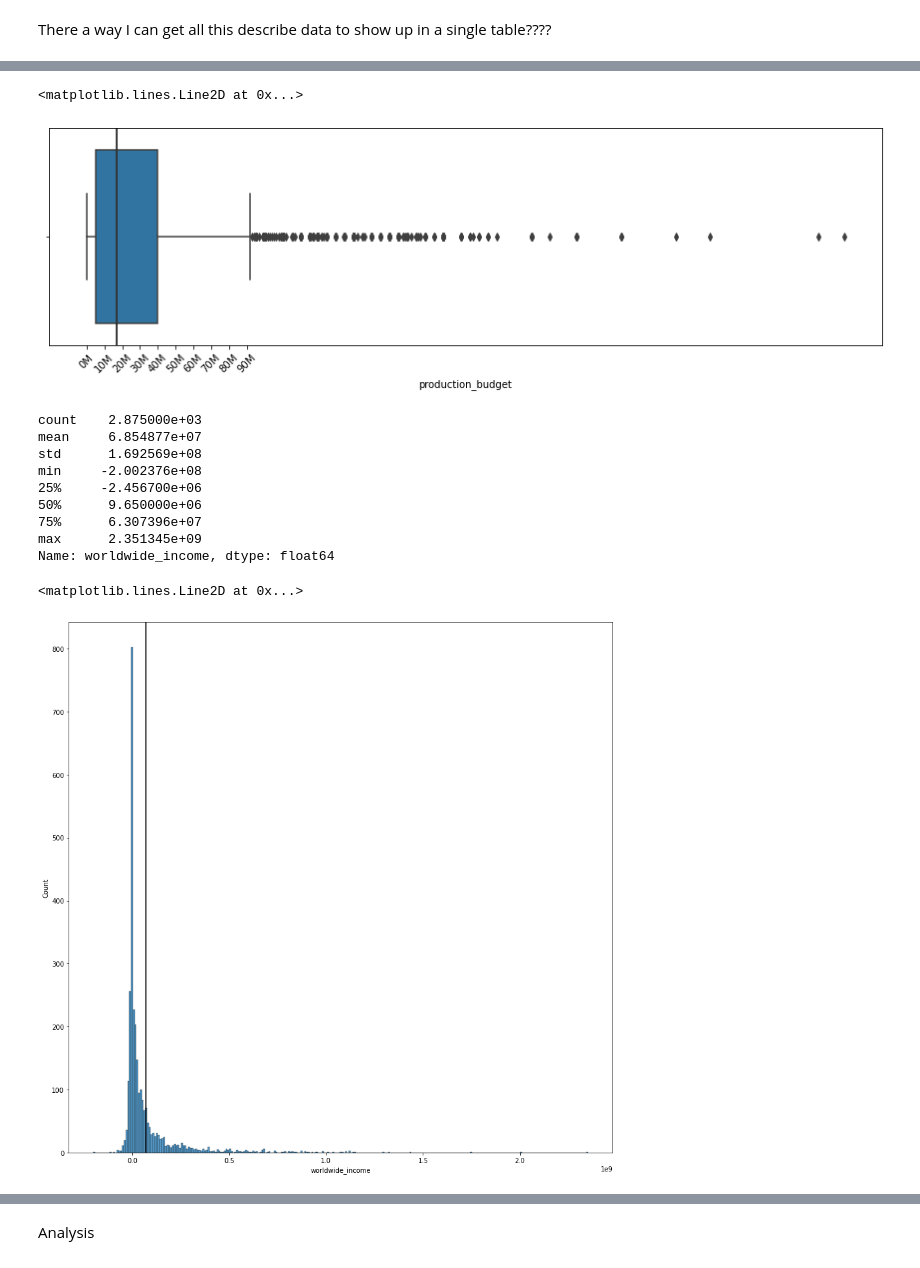
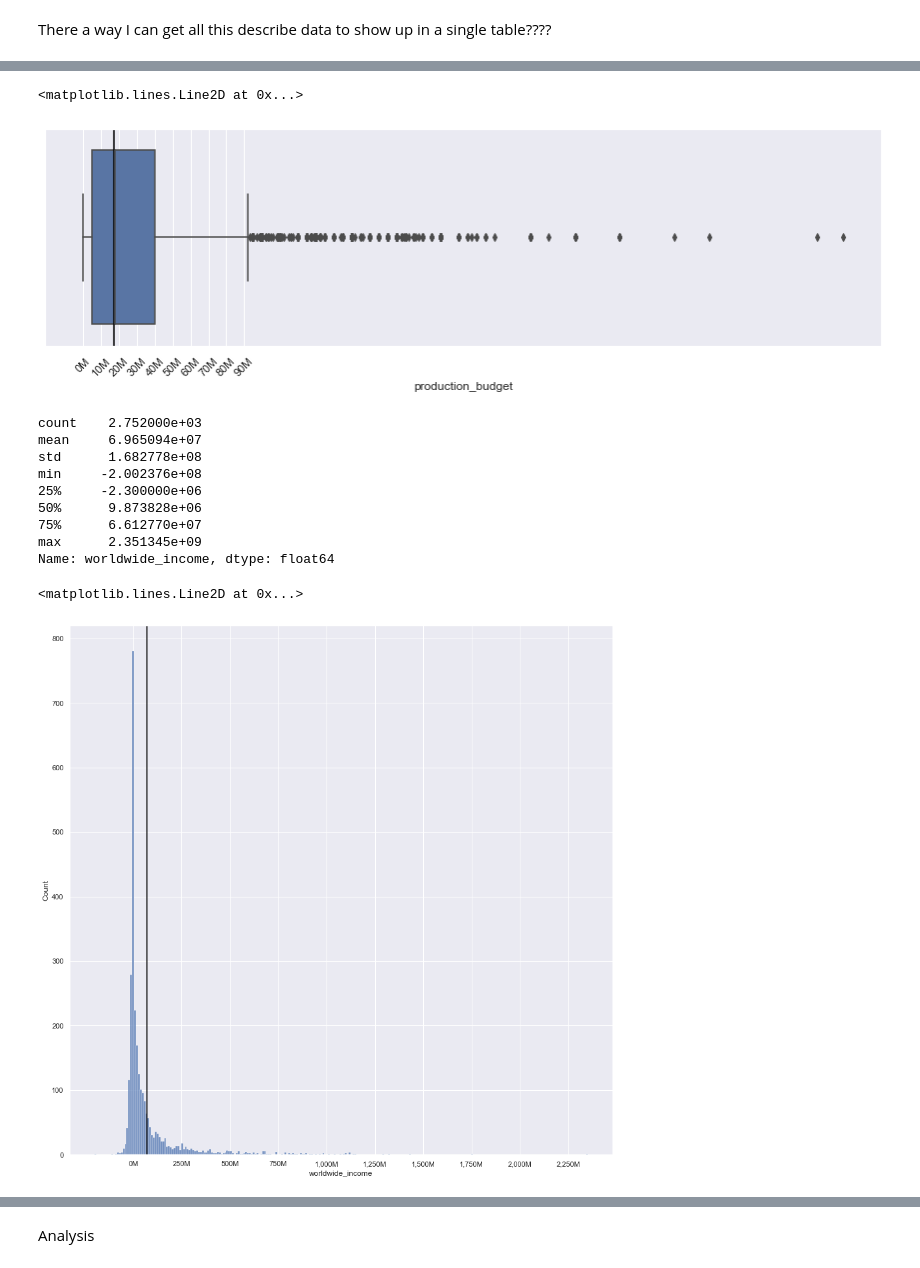
Before and after one commit to pparkinson1/Movie-Analysis, a Jupyter notebook: dsc-phase1-project-template.ipynb, the cells around one changed output, grey strips where cells are left out. Saved outputs shown, nothing was run; the diff lists cells and outputs as text; code cells hidden in the pictures.

```diff
--- a/dsc-phase1-project-template.ipynb
+++ b/dsc-phase1-project-template.ipynb
@@ -169,0 +170,4 @@ memory usage: 336.9+ KB
+# %%
+#go ahead and drop missing
+
+br_inc_merged.dropna(inplace=True)
@@ -234,6 +258,8 @@ br_inc_merged['worldwide_gross'] = br_inc_merged['worldwide_gross'].str.replace(
 
 br_inc_merged['domestic_income'] = br_inc_merged['domestic_gross'] - br_inc_merged['production_budget']
 br_inc_merged['worldwide_income'] = br_inc_merged['worldwide_gross'] - br_inc_merged['production_budget']
+
+br_inc_merged['worldwide_ROI'] = (br_inc_merged['worldwide_income'] / br_inc_merged['production_budget'])*100
 # %%
 br_inc_merged.info()
 # %% [output]
@@ -316,5 +342,7 @@ max         9.300000
 Name: averagerating, dtype: float64
 # %%
+sns.set_theme(style='darkgrid')
+
 g = sns.histplot(data=br_inc_merged['averagerating'])
 g.set(title='Rating Distribution')
 # g.axvline(x=br_inc_merged['averagerating'].mean(), color='black', label=str(np.mean(br_inc_merged['averagerating'])))
@@ -369,32 +400,31 @@ g.set_xticklabels(xlabels, rotation=45);
 g.axvline(x=17000000.0, color='black')
 # %% [output]
 <matplotlib.lines.Line2D at 0x...>
-[figure, old version]
+[figure, new version]
 # %%
 br_inc_merged['worldwide_income'].describe()
 # %% [output]
-count    2.875000e+03
-mean     6.854877e+07
-std      1.692569e+08
+count    2.752000e+03
+mean     6.965094e+07
+std      1.682778e+08
 min     -2.002376e+08
-25%     -2.456700e+06
-50%      9.650000e+06
-75%      6.307396e+07
+25%     -2.300000e+06
+50%      9.873828e+06
+75%      6.612770e+07
 max      2.351345e+09
 Name: worldwide_income, dtype: float64
 # %%
 #show one zoomed out, one zoomed in
 
 
 fig,ax = plt.subplots(figsize=(15,15))
 g = sns.histplot(ax=ax, data=br_inc_merged['worldwide_income'])
-# g.set(xlim = (-200000000, 250000000))
-# xlabels = ['{:,.2f}'.format(x) + 'K' for x in g.get_xticks()/1000]
-# g.set_xticklabels(xlabels)
 
-# plt.ticklabel_format(style='plain', axis='x')
+g.set_xticks(range(0, 2500000000, 250000000))
+xlabels = ['{:,.0f}'.format(x) + 'M' for x in g.get_xticks()/1000000]
+g.set_xticklabels(xlabels)
 
 g.axvline(x=br_inc_merged['worldwide_income'].mean(), color='black')
 # %% [output]
 <matplotlib.lines.Line2D at 0x...>
-[figure, old version]
+[figure, new version]
```
Also changed, not shown: parts of 126 cells of this notebook.
